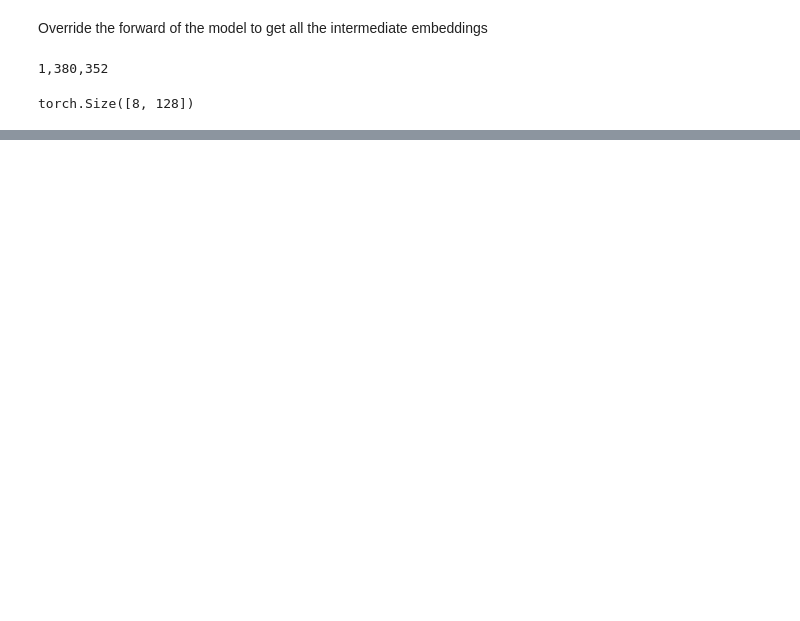
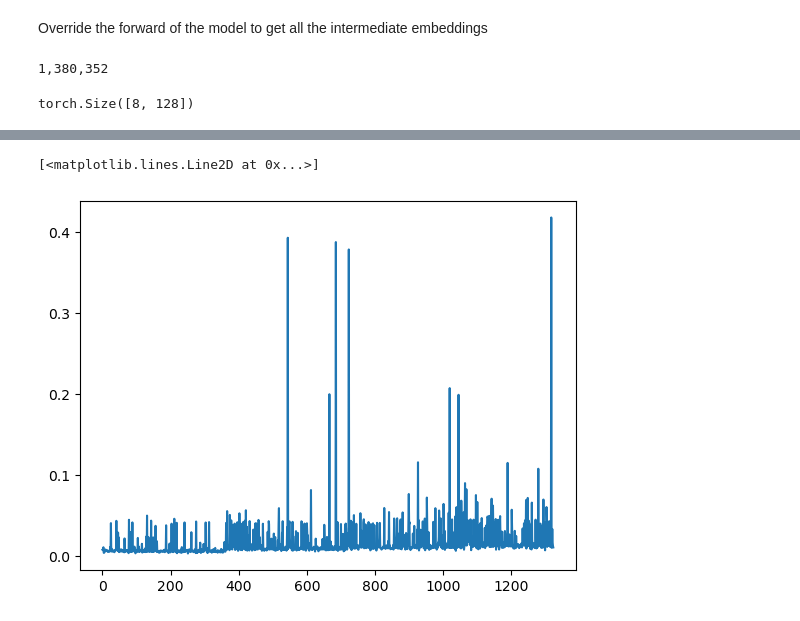
Before and after one commit to PolymathicAI/AstroCLIP, a Jupyter notebook: notebooks/dev/spec_ssl_results_nors.ipynb, the cells around one changed output, grey strips where cells are left out. Drawn from its saved outputs; the diff is of its cells as text; code cells hidden in the pictures; blank space fills up the shorter version.

Commit message:
Added redshift prediction

```diff
--- a/notebooks/dev/spec_ssl_results_nors.ipynb
+++ b/notebooks/dev/spec_ssl_results_nors.ipynb
@@ -187,0 +239,3 @@ torch.Size([8, 128])
+# %%
+predictor = RedshiftPredictor(model, my_decoder)
+predictor = predictor.to('cuda')
@@ -187,0 +264,37 @@ torch.Size([8, 128])
+# %%
+import torch.optim as optim
+from torch.optim.lr_scheduler import StepLR
+
+learning_rate = 1e-5
+epochs = 5
+
+criterion = nn.MSELoss().to('cuda')
+optimizer = optim.AdamW(predictor.parameters(), lr=learning_rate)
+scheduler = StepLR(optimizer, step_size=1, gamma=0.1)
+
+losses = []
+predictor.train()
+
+for epoch in range(epochs):  # loop over the dataset multiple times
+
+    running_loss = 0.0
+    for i, (data1, data2) in enumerate(zip(dataloader1, dataloader2), 0):
+        # get the inputs; data is a list of [inputs, labels]
+        inputs = {'x': data1['x'].to('cuda')}
+        labels = data2['redshift'].to('cuda')
+
+        # zero the parameter gradients
+        optimizer.zero_grad()
+
+        # forward + backward + optimize
+        outputs = predictor(inputs)
+        loss = criterion(outputs, labels)
+
+        loss.backward()
+        optimizer.step()
+        losses.append(loss.item())
+        # print
+        if i % 10 == 0:
+            print(f'[{epoch + 1}, {i + 1:5d}] loss: {loss.item():.3f}')
+
+    scheduler.step()
@@ -187,0 +327,5 @@ torch.Size([8, 128])
+# %%
+plot(losses)
+# %% [output]
+[<matplotlib.lines.Line2D at 0x...>]
+[figure, added]
```
Also changed, not shown: parts of 11 cells of this notebook.
